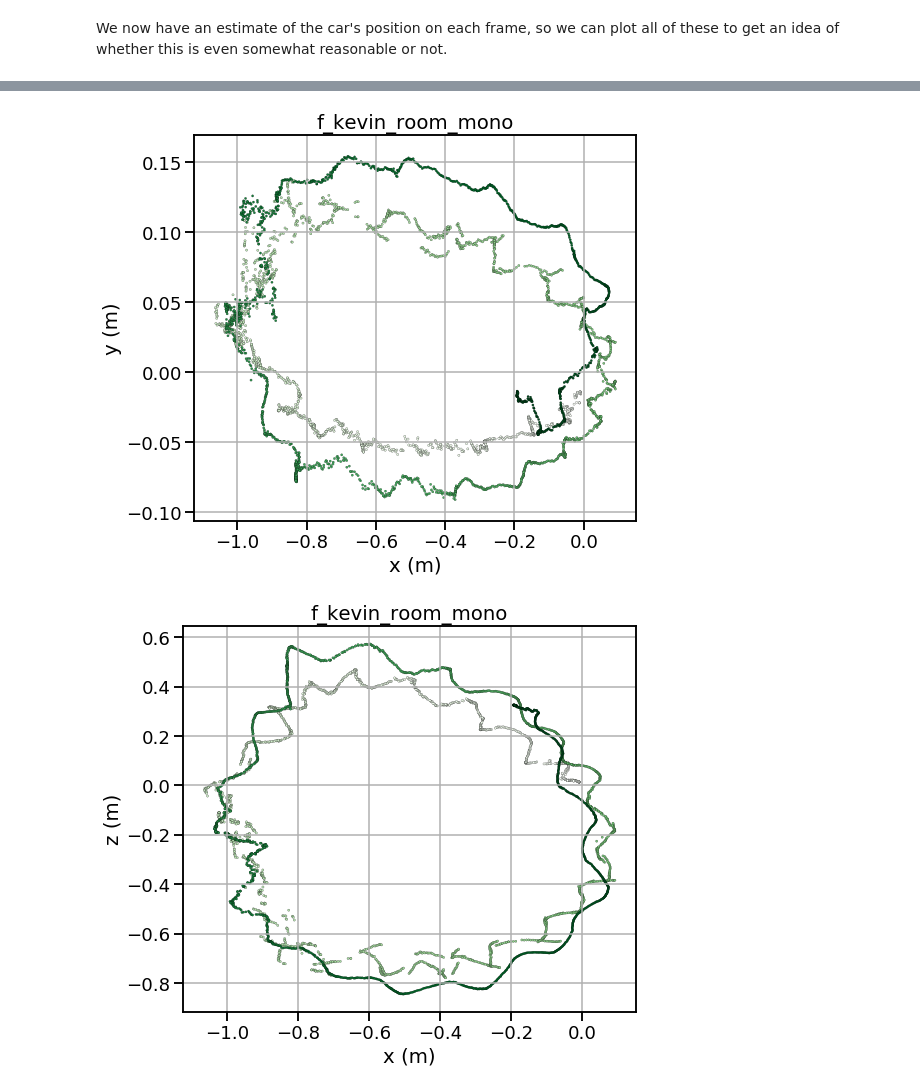
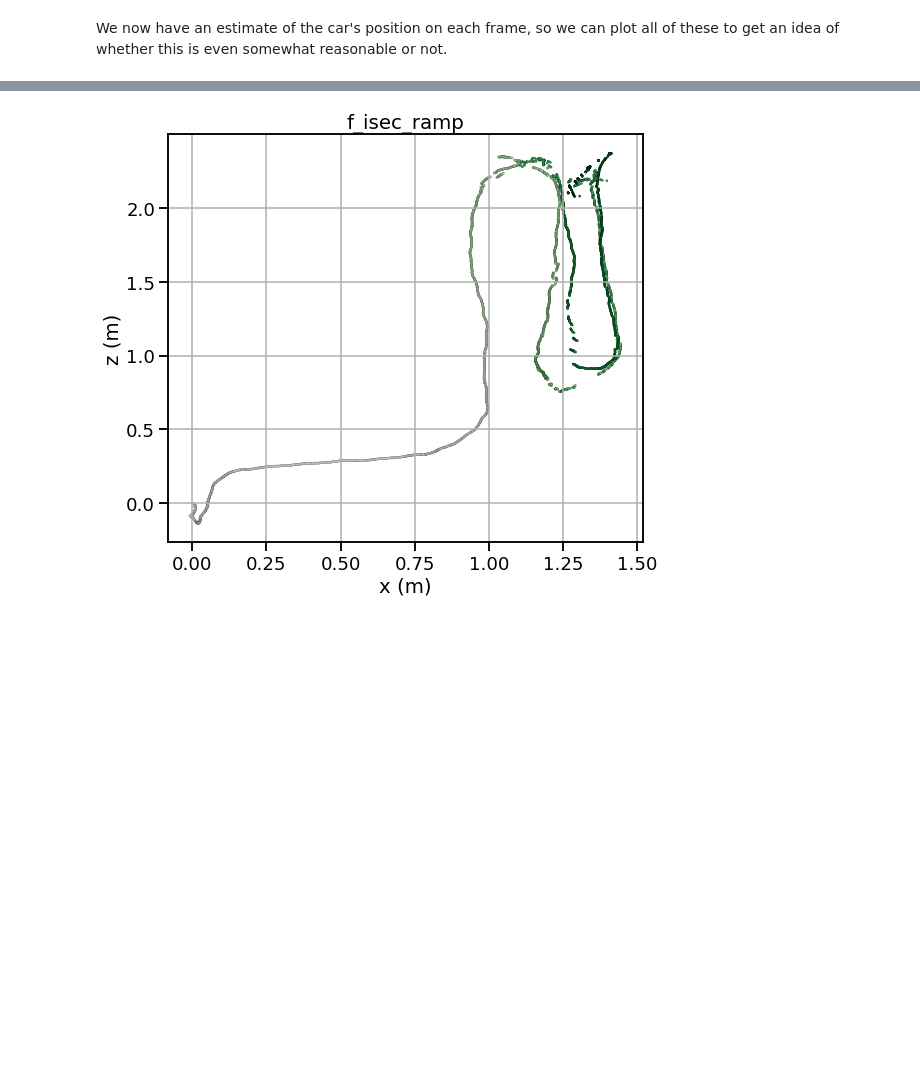
Before and after one commit to kevin-robb/orb_slam_implementation, a Jupyter notebook: results/plot_traj.ipynb, the cells around one changed output, grey strips where cells are left out. Drawn from its saved outputs; the diff is of its cells as text; code cells hidden in the pictures; blank space fills up the shorter version.

Commit message:
Plot isec_ramp trajectory.

```diff
--- a/results/plot_traj.ipynb
+++ b/results/plot_traj.ipynb
@@ -21,3 +15,6 @@ SAVE_PLOTS = True
+# %%
+FILE_ID = "f_isec_ramp"
+SAVE_PLOTS = True
 # %% [markdown]
 We read in the data as a pandas dataframe.
 # %%
@@ -58,19 +48,2 @@ print(T)
 # %% [markdown]
 We now have an estimate of the car's position on each frame, so we can plot all of these to get an idea of whether this is even somewhat reasonable or not.
-# %%
-# do the plotting.
-sns.set_context("talk", font_scale=1.1)
-plt.figure(figsize=(8,7))
-plt.grid(True)
-sns.scatterplot(x='x', y='y', data=df, palette='colorblind',s=10,linewidth=0,zorder=2)
-
-# other plot formatting.
-plt.xlabel("x (m)")
-plt.ylabel("y (m)")
-plt.title(FILE_ID)
-plt.tight_layout()
-# # save to a file in plots/ directory.
-# if SAVE_PLOTS:
-#     plt.savefig("./plots/"+FILE_ID+".png", format='png')
-# show the plot.
-plt.show()
@@ -94,9 +65,8 @@ def make_plot(x:str, y:str, SAVE_PLOTS=False):
     # show the plot.
     plt.show()
 # %%
-make_plot("x","y")
+# make_plot("x","y")
 make_plot("x","z",SAVE_PLOTS=SAVE_PLOTS)
-make_plot("y","z")
+# make_plot("y","z")
 # %% [output]
-[figure, old version]
+[figure, new version]
-[figure, removed]
```
Also changed, not shown: parts of 7 cells of this notebook, 1 other file.
